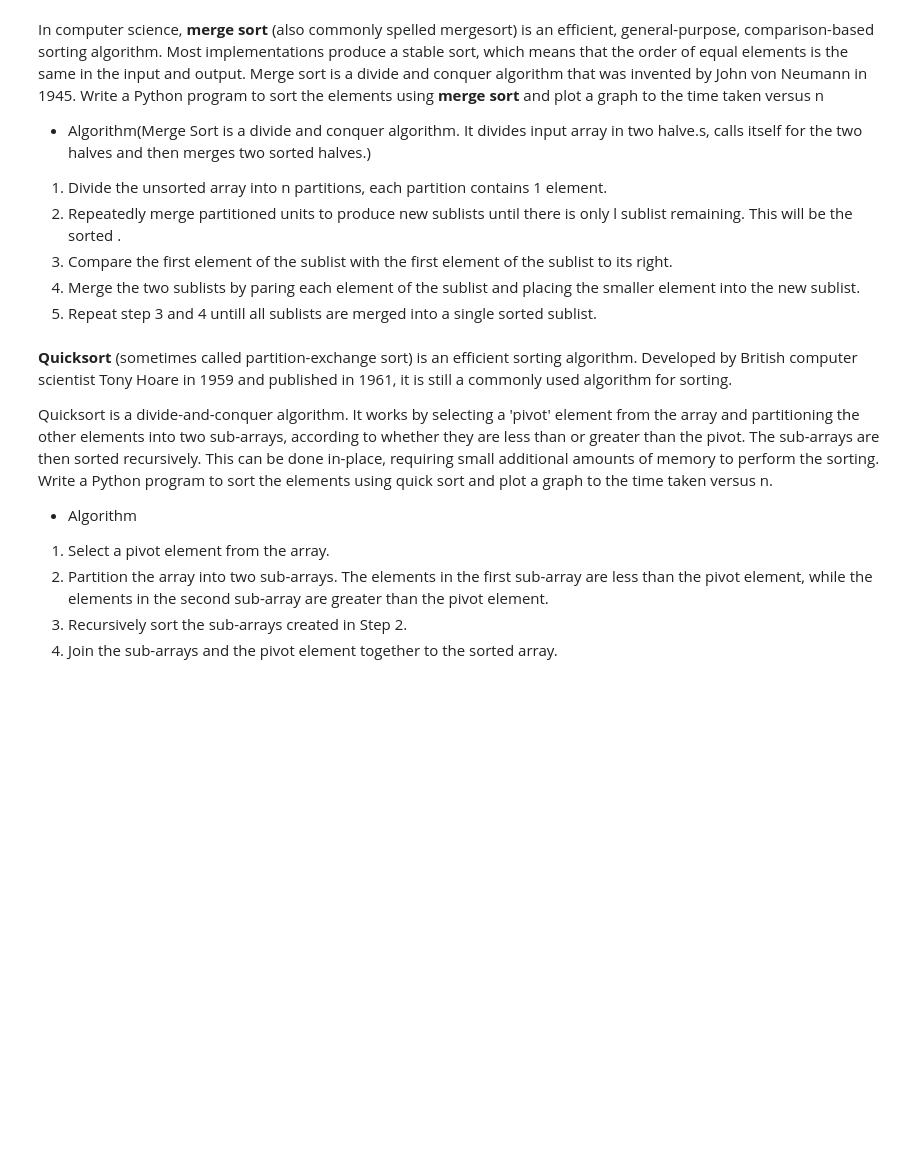
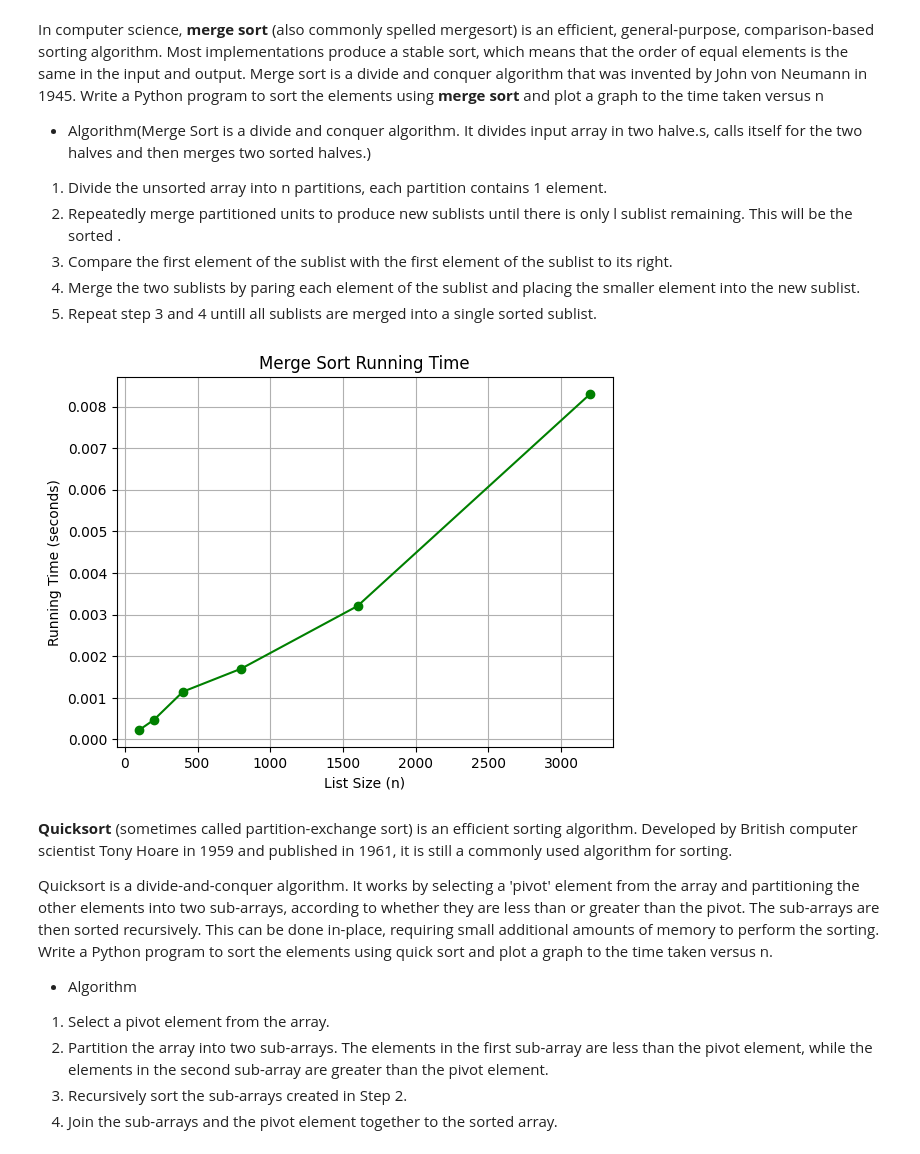
Before and after one commit to Ayushikumarisingh/Ayushi_Kumari_Singh, a Jupyter notebook: Lab_5.ipynb, the cells around one changed output. Drawn from its saved outputs; the diff is of its cells as text; code cells hidden in the pictures; blank space fills up the shorter version.

```diff
--- a/Lab_5.ipynb
+++ b/Lab_5.ipynb
@@ -28,3 +62,55 @@ Write a Python program to sort the elements using **merge sort** and plot a grap
+# %%
+#write code for above cell and compute the running time and also plot graph.
+import time
+import random
+import matplotlib.pyplot as plt
+
+def merge(left, right):
+    result = []
+    i = j = 0
+
+    while i < len(left) and j < len(right):
+        if left[i] < right[j]:
+            result.append(left[i])
+            i += 1
+        else:
+            result.append(right[j])
+            j += 1
+
+    result.extend(left[i:])
+    result.extend(right[j:])
+    return result
+
+def merge_sort(arr):
+    if len(arr) <= 1:
+        return arr
+
+    mid = len(arr) // 2
+    left = merge_sort(arr[:mid])
+    right = merge_sort(arr[mid:])
+
+    return merge(left, right)
+
+sizes = [100, 200, 400, 800, 1600, 3200]
+times = []
+
+for size in sizes:
+    arr = [random.randint(1, 10000) for _ in range(size)]
+
+    start_time = time.time()
+    merge_sort(arr)
+    end_time = time.time()
+
+    times.append(end_time - start_time)
+
+plt.plot(sizes, times, marker='o', linestyle='-', color='g')
+plt.xlabel("List Size (n)")
+plt.ylabel("Running Time (seconds)")
+plt.title("Merge Sort Running Time")
+plt.grid(True)
+plt.show()
+# %% [output]
+[figure, added]
 # %% [markdown]
 **Quicksort** (sometimes called partition-exchange sort) is an efficient sorting algorithm. Developed by British computer scientist Tony Hoare in 1959 and published in 1961, it is still a commonly used algorithm for sorting.
 
```
Also changed, not shown: parts of 5 cells of this notebook.
